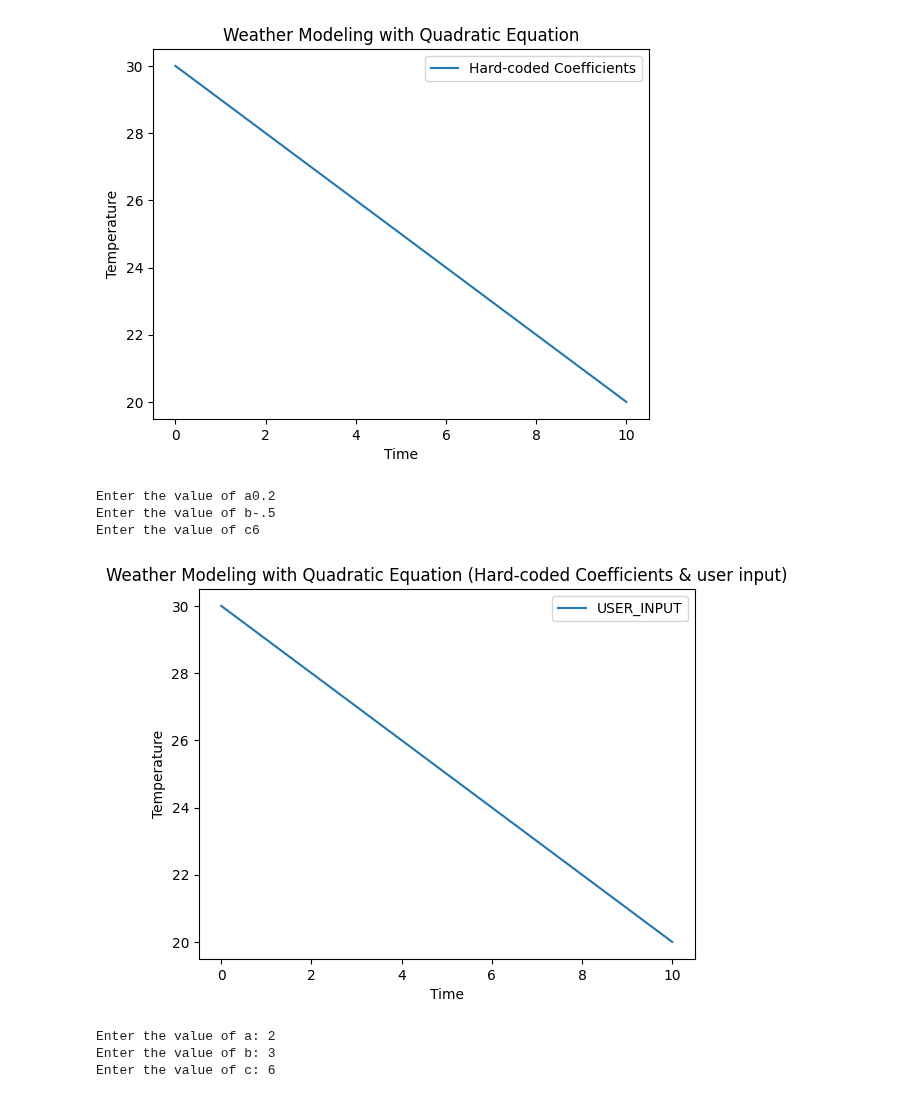
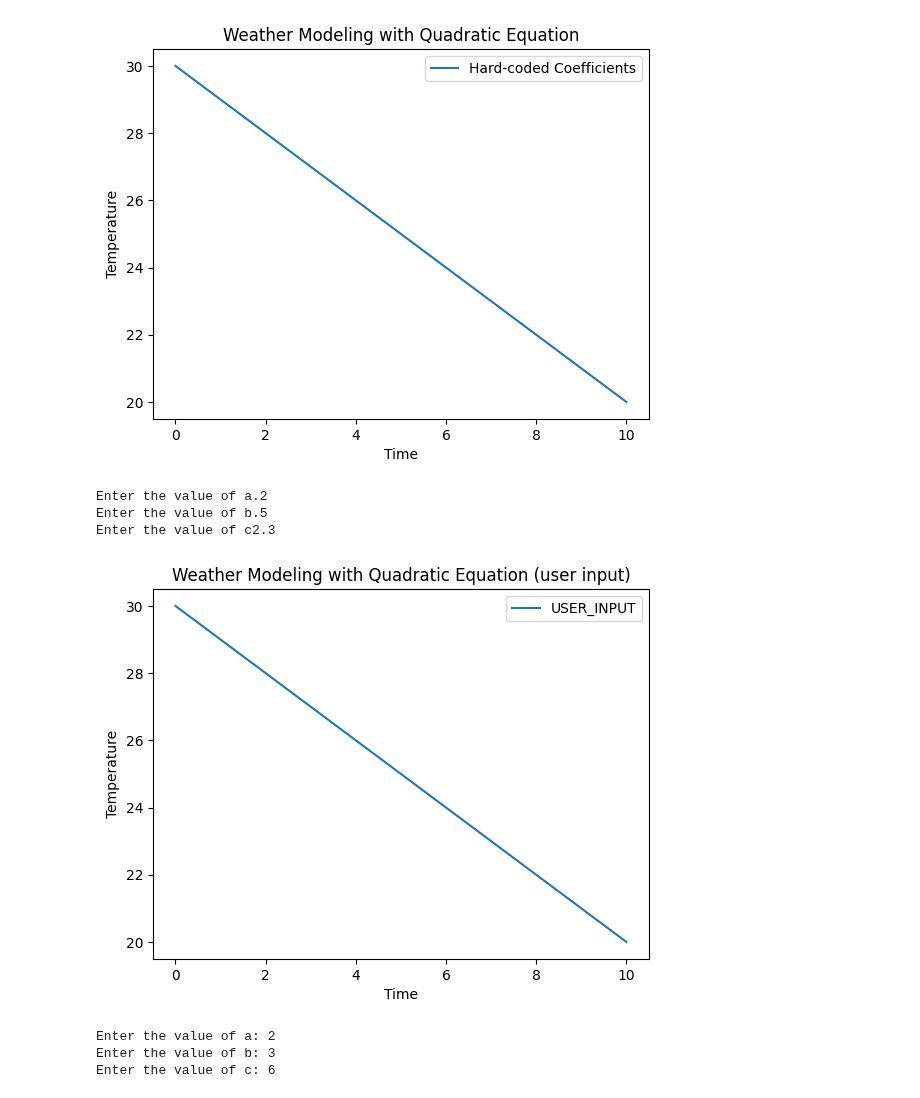
Before and after one commit to gaveshna09/SE_T1, a Jupyter notebook: Task_1.ipynb, the cells around one changed output. Drawn from its saved outputs; the diff is of its cells as text; code cells hidden in the pictures.

```diff
--- a/Task_1.ipynb
+++ b/Task_1.ipynb
@@ -55,38 +55,38 @@ def quadratic_model(time, a, b, c):
 
 
 
 
 def main():
 
   #hard- coded coefficients
   a , b , c = 0 , -1 , 30
   #Time values from 9 to 10 (for example)
   time_values = np.linspace( 0 , 10 , 50)
   #Calculate temperatures using hard-coded coefficients
   temperature_hardcoded = quadratic_model(time_values, a, b, c)
 
   #Plot the results
   plt.plot(time_values, temperature_hardcoded, label = 'USER_INPUT')
 
 
   #user-input coefficients
   a = float(input("Enter the value of a"))
   b = float(input("Enter the value of b"))
   c = float(input("Enter the value of c"))
   temp_user_input = quadratic_model(time_values , a , b , c)
   plt.xlabel("Time")
   plt.ylabel("Temperature")
   plt.legend()
-  plt.title("Weather Modeling with Quadratic Equation (Hard-coded Coefficients & user input)")
+  plt.title("Weather Modeling with Quadratic Equation (user input)")
   plt.show()
 
 if __name__ == "__main__":
   main()
 # %% [output]
-Enter the value of a0.2
-Enter the value of b-.5
-Enter the value of c6
+Enter the value of a.2
+Enter the value of b.5
+Enter the value of c2.3
-[figure, old version]
+[figure, new version]
 # %%
 #hardcoded and user-input
 import matplotlib.pyplot as plt
```
